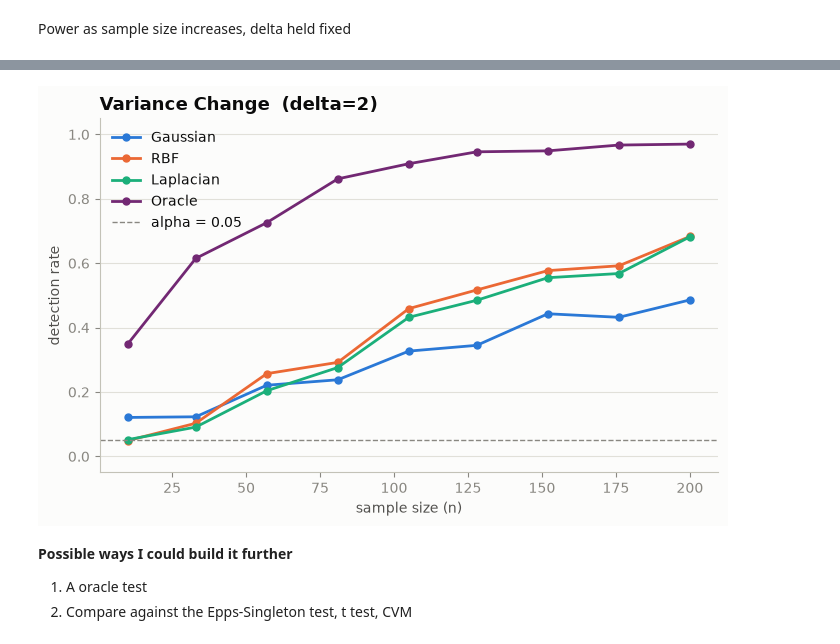
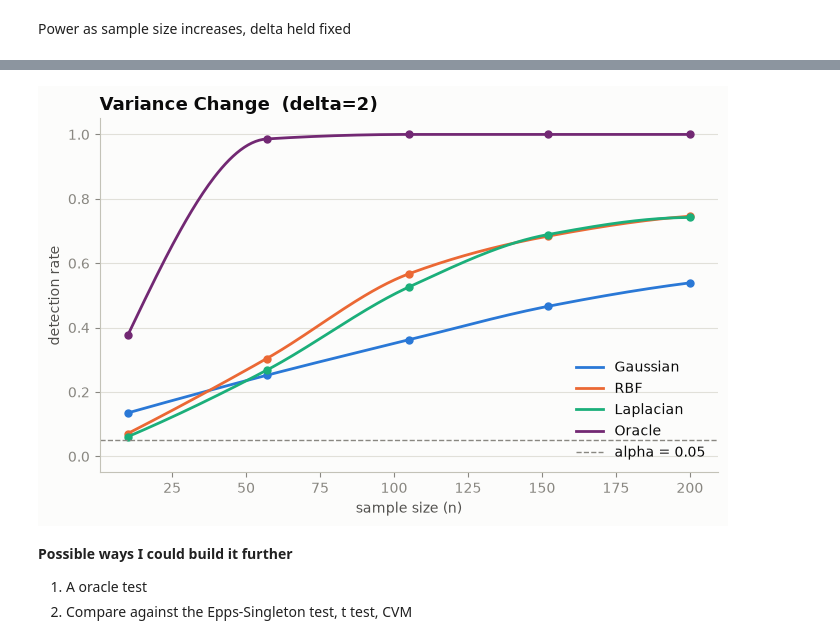
Before and after one commit to VsinkoV/AMOC_Detector, a Jupyter notebook: Statistical_Testing.ipynb, the cells around one changed output, grey strips where cells are left out. Saved outputs shown, nothing was run; the diff lists cells and outputs as text; code cells hidden in the pictures.

Commit message:
New changepoint method

```diff
--- a/Statistical_Testing.ipynb
+++ b/Statistical_Testing.ipynb
@@ -168,6 +188,15 @@ def statistical_test_v1(change_type_fn, delta, alpha, tests, dim, beta=1, n=500,
 
     counts = {k: v / tests for k, v in counts.items()}
     return counts
+# %%
+def smooth_curve(x, y, num=300):
+    # Monotone cubic interpolation - smooths the line between MC-estimated
+    # points without over/undershooting past their local min/max.
+    x = np.asarray(x, dtype=float)
+    y = np.asarray(y, dtype=float)
+    x_smooth = np.linspace(x.min(), x.max(), num)
+    y_smooth = PchipInterpolator(x, y)(x_smooth)
+    return x_smooth, y_smooth
 # %% [markdown]
 Here I will optimise my value of tolerance in order to see which value has a high power yet also has a low type 1 error.
 # %%
@@ -258,7 +301,53 @@ power_by_sample_size(change_type_fn=mean_change, alpha=0.05, delta=1.5, dim=1)
 # %%
-power_by_sample_size(change_type_fn=variance_change, alpha=0.05, delta=2, dim=1)
+def power_by_sample_size_variance(change_type_fn, alpha, delta, dim, beta=1, tests=1000, sample_sizes=None):
+    if sample_sizes is None:
+        sample_sizes = np.linspace(10, 200, 5).astype(int)
+    results = {"RBF": [], "Gaussian": [], "Laplacian": [], "Oracle": []}
+
+    for i in sample_sizes:
+        result = statistical_test_v1(change_type_fn=change_type_fn, delta=delta, alpha=alpha, tests=tests, dim=dim, beta=beta, n=i, tolerance=0.02 * i)
+        results["RBF"].append(result["RBF"])
+        results["Gaussian"].append(result["Gaussian"])
+        results["Laplacian"].append(result["Laplacian"])
+        results["Oracle"].append(result["Oracle Var"])
+
+    fig, ax = plt.subplots(figsize=(7, 4.5))
+    fig.patch.set_facecolor("#fcfcfb")
+    ax.set_facecolor("#fcfcfb")
+
+    series = [
+        ("Gaussian", "#2a78d6"),
+        ("RBF", "#eb6834"),
+        ("Laplacian", "#1baf7a"),
+        ("Oracle", "#722873"),
+    ]
+    for name, color in series:
+        xs, ys = smooth_curve(sample_sizes, results[name])
+        ax.plot(xs, ys, label=name, color=color, linewidth=2)
+        ax.plot(sample_sizes, results[name], "o", color=color, markersize=5)
+    ax.axhline(alpha, color="#898781", linestyle="--", linewidth=1, label=f"alpha = {alpha}")
+
+    ax.set_xlabel("sample size (n)", color="#52514e")
+    ax.set_ylabel("detection rate", color="#52514e")
+    ax.set_title(change_type_fn.__name__.replace("_", " ").title() + f"  (delta={delta})",
+                 color="#0b0b0b", fontsize=13, fontweight="bold", loc="left")
+    ax.set_ylim(-0.05, 1.05)
+
+    ax.spines["top"].set_visible(False)
+    ax.spines["right"].set_visible(False)
+    ax.spines["left"].set_color("#c3c2b7")
+    ax.spines["bottom"].set_color("#c3c2b7")
+    ax.tick_params(colors="#898781")
+    ax.grid(axis="y", color="#e1e0d9", linewidth=0.8)
+    ax.set_axisbelow(True)
+
+    ax.legend(frameon=False, labelcolor="#0b0b0b")
+    fig.tight_layout()
+    plt.show()
+
+power_by_sample_size_variance(change_type_fn=variance_change, alpha=0.05, delta=2, dim=1)
 # %% [output]
-[figure, old version]
+[figure, new version]
 # %% [markdown]
 **Possible ways I could build it further**
 1) A oracle test
```
Also changed, not shown: parts of 8 cells of this notebook.
